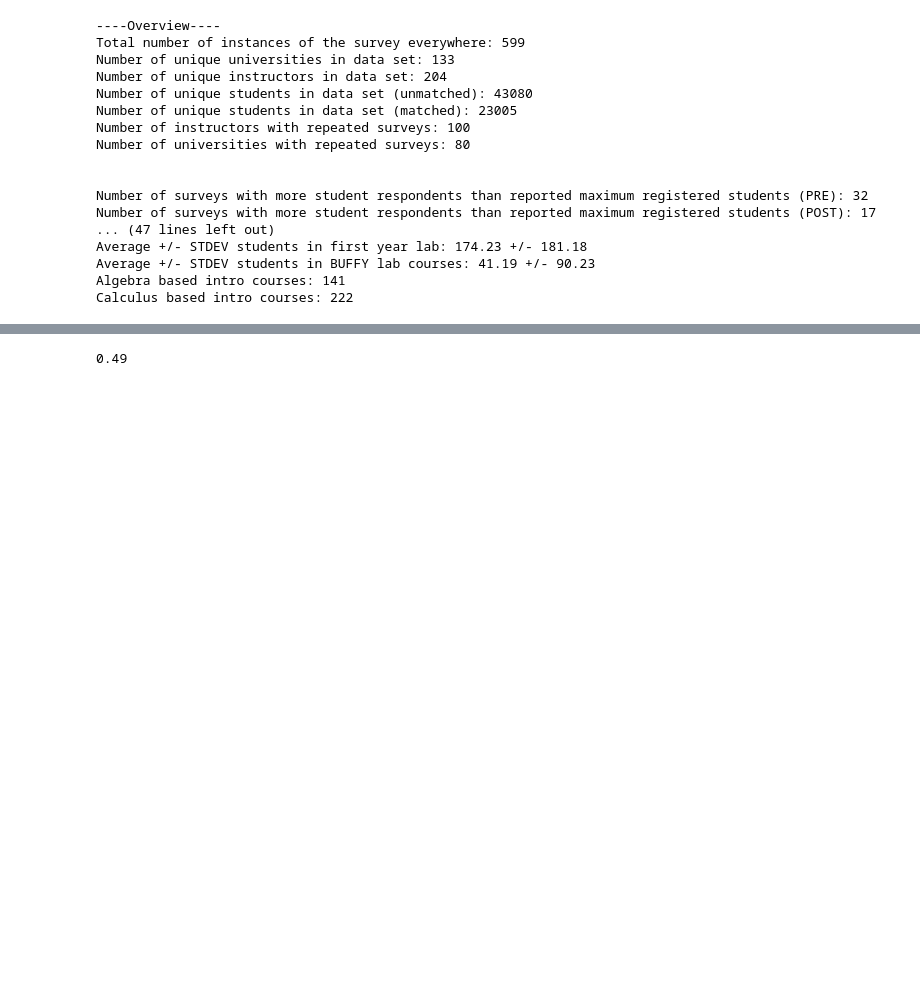
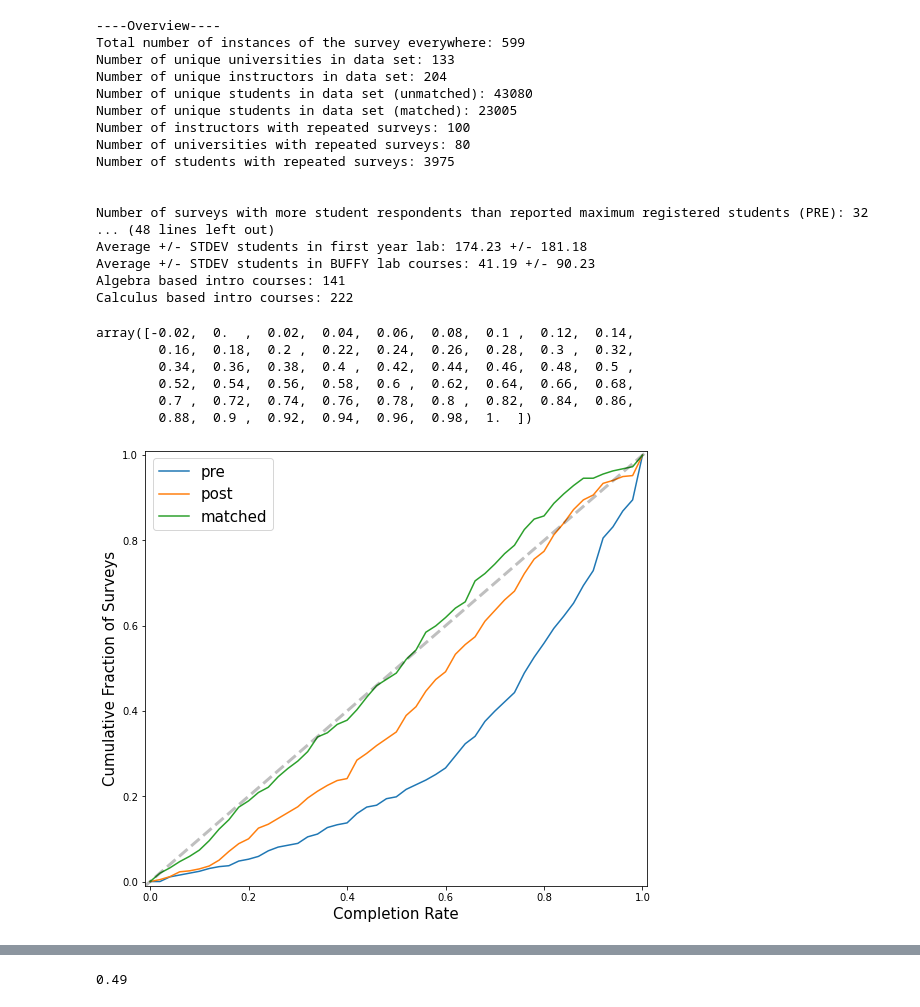
Before and after one commit to Lewandowski-Labs-PER/eclass-public, a Jupyter notebook: summary statistics.ipynb, the cells around one changed output, grey strips where cells are left out. Drawn from its saved outputs; the diff is of its cells as text; code cells hidden in the pictures; blank space fills up the shorter version.

Commit message:
figure 1 is done

```diff
--- a/summary statistics.ipynb
+++ b/summary statistics.ipynb
@@ -34,7 +34,11 @@ print('Number of instructors with repeated surveys:', cis.groupby('anon_instruct
 
 print('Number of universities with repeated surveys:', cis.groupby('anon_university_id').count().groupby('Q5').count().Q52.iloc[1:].sum())
 
+print('Number of students with repeated surveys:', matched.groupby('anon_student_id').filter(lambda x: len(x) > 1).shape[0])
+
 print('\n')
+# combines the pre and cis and post and cis to get an unmatched number of survey completion
+# Q19 is the CIS question about the number of enrolled students
 pre_completion = pre.groupby('survey_id').count().anon_student_id.reset_index()
 pre_completion.columns = ['pre_survey_id', 'pre_cnt']
 post_completion = post.groupby('survey_id').count().anon_student_id.reset_index()
@@ -43,6 +47,7 @@ cisq19 = cis[['Q19', 'pre_survey_id', 'post_survey_id']]
 pre19 = cisq19.merge(pre_completion)
 post19 = cisq19.merge(post_completion)
 
+# combines the pre, post, and cis data to get a matched number of survey completion
 matched_cnt = pre.set_index('anon_student_id').join(post.set_index('anon_student_id'), rsuffix='_post').dropna(subset=['q01a', 'q01a_post']).groupby('survey_id').count().duration.reset_index()
 matched_cnt.columns = ['pre_survey_id', 'cnt']
 matched_cnt = cis.merge(matched_cnt)[['pre_survey_id', 'Q19', 'cnt']]
@@ -129,12 +134,50 @@ Number of unique students in data set (unmatched): 43080
 Number of unique students in data set (matched): 23005
 Number of instructors with repeated surveys: 100
 Number of universities with repeated surveys: 80
+Number of students with repeated surveys: 3975
 
 
 Number of surveys with more student respondents than reported maximum registered students (PRE): 32
-Number of surveys with more student respondents than reported maximum registered students (POST): 17
-... (47 lines left out)
+... (48 lines left out)
 Average +/- STDEV students in first year lab: 174.23 +/- 181.18
 Average +/- STDEV students in BUFFY lab courses: 41.19 +/- 90.23
 Algebra based intro courses: 141
 Calculus based intro courses: 222
+# %%
+fig, ax = plt.subplots(figsize=(9, 8))
+
+predata = pre19.pre_cnt/pre19.Q19
+postdata = post19.post_cnt/post19.Q19
+# predata = pre19.pre_cnt/pre19.Q19
+matchdata = matched_cnt.cnt/matched_cnt.Q19
+
+def gethist(data):
+    h, e = np.histogram(data, bins=np.linspace(-0.02, 1.0, 52))
+    h = h/h.sum()
+    return h, e
+
+h, e = gethist(predata[predata <= 1])
+ax.plot(e[1:], h.cumsum(), label='pre')
+
+h, e = gethist(postdata[postdata <= 1])
+ax.plot(e[1:], h.cumsum(), label='post')
+
+h, e = gethist(matchdata[matchdata <= 1])
+ax.plot(e[1:], h.cumsum(), label='matched')
+
+ax.plot([-2, 2], [-2, 2], linestyle='--', color='black', alpha=0.25, linewidth=3)
+
+ax.set_xlim(-0.01, 1.01)
+ax.set_ylim(-0.01, 1.01)
+ax.set_xlabel('Completion Rate', fontsize=15)
+ax.legend(fontsize=15)
+ax.set_ylabel('Cumulative Fraction of Surveys', fontsize=15)
+e
+# %% [output]
+array([-0.02,  0.  ,  0.02,  0.04,  0.06,  0.08,  0.1 ,  0.12,  0.14,
+        0.16,  0.18,  0.2 ,  0.22,  0.24,  0.26,  0.28,  0.3 ,  0.32,
+        0.34,  0.36,  0.38,  0.4 ,  0.42,  0.44,  0.46,  0.48,  0.5 ,
+        0.52,  0.54,  0.56,  0.58,  0.6 ,  0.62,  0.64,  0.66,  0.68,
+        0.7 ,  0.72,  0.74,  0.76,  0.78,  0.8 ,  0.82,  0.84,  0.86,
+        0.88,  0.9 ,  0.92,  0.94,  0.96,  0.98,  1.  ])
+[figure, added]
```
Also changed, not shown: parts of 6 cells of this notebook.
